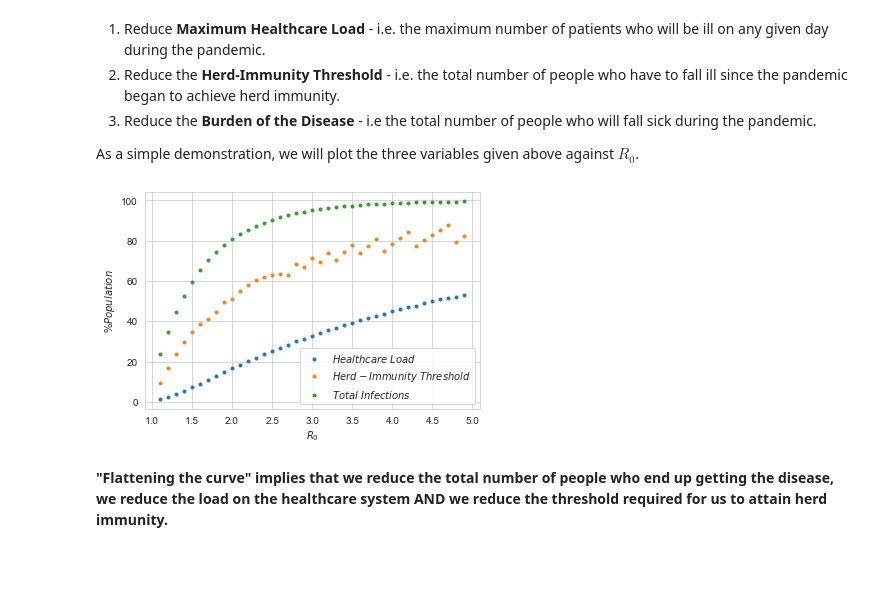
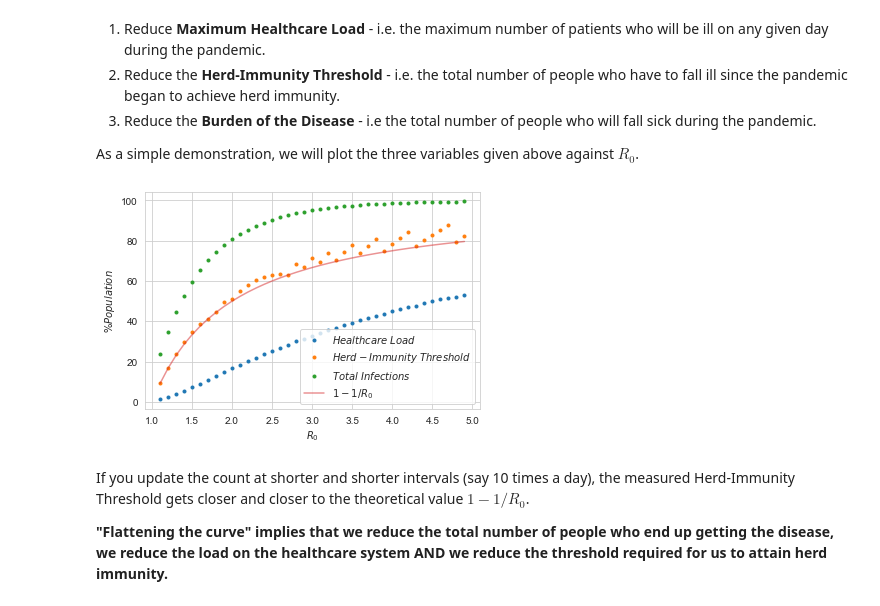
Before and after one commit to shivChitinous/pandem-onion, a Jupyter notebook: SIRS Model of Epidemic Spread.ipynb, the cells around one changed output. Cells and saved outputs as stored; diff of their text form; code cells hidden in the pictures; blank space fills up the shorter version.

```diff
--- a/SIRS Model of Epidemic Spread.ipynb
+++ b/SIRS Model of Epidemic Spread.ipynb
@@ -189,10 +199,14 @@ for i, R0 in enumerate(r0):
 # %%
 plt.plot(r0,L,'.');
 plt.plot(r0,Hth,'.');
 plt.plot(r0,Tinf,'.');
-plt.legend(['$Healthcare\ Load$', '$Herd-Immunity\ Threshold$', '$Total\ Infections$'])
+plt.plot(r0,(1-(1/r0))*100,alpha = 0.5);
+plt.legend(['$Healthcare\ Load$', '$Herd-Immunity\ Threshold$', '$Total\ Infections$','$1-1/R_0$'])
 plt.xlabel('$R_0$'); plt.ylabel('$\%Population$');
+plt.savefig('varying_R0',dpi=300);
 # %% [output]
-[figure, old version]
+[figure, new version]
 # %% [markdown]
+If you update the count at shorter and shorter intervals (say 10 times a day), the measured Herd-Immunity Threshold gets closer and closer to the theoretical value $1-1/R_0$.
+
 __"Flattening the curve" implies that we reduce the total number of people who end up getting the disease, we reduce the load on the healthcare system AND we reduce the threshold required for us to attain herd immunity.__
```
Also changed, not shown: parts of 5 cells of this notebook.
